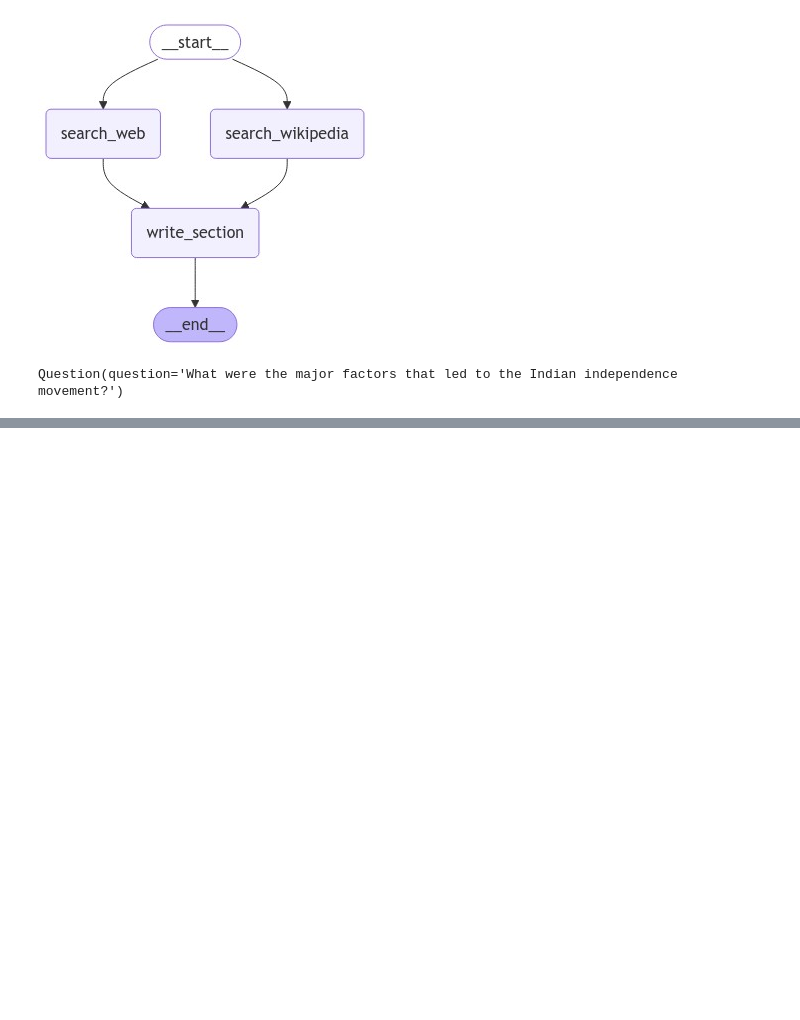
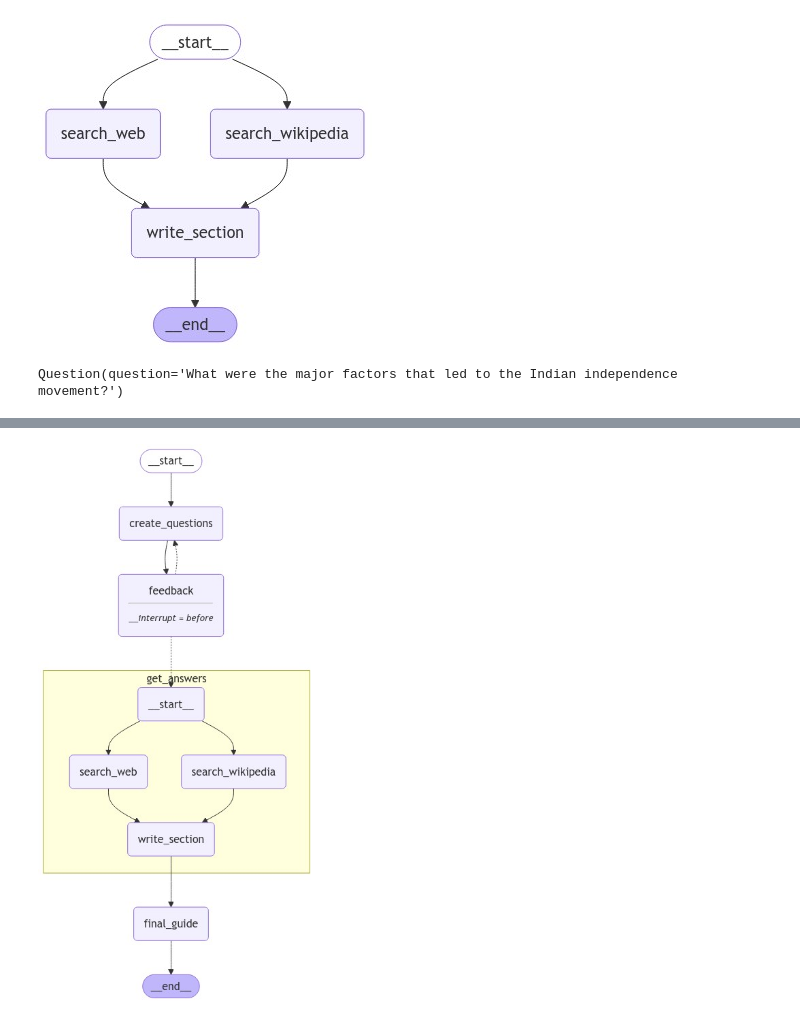
Before and after one commit to mohitpg/QnAMaker, a Jupyter notebook: main.ipynb, the cells around one changed output, grey strips where cells are left out. Cells and saved outputs as stored; diff of their text form; code cells hidden in the pictures; blank space fills up the shorter version.

Commit message:
Added final answer maker

```diff
--- a/main.ipynb
+++ b/main.ipynb
@@ -317,0 +324,39 @@ The Indian independence movement was a complex and multifaceted phenomenon, driv
+# %%
+from langgraph.constants import Send
+
+def initiate_all_answers(state: FinalGraphState):
+    """ This is the "map" step where we run each question sub-graph"""
+
+    # Check if human feedback
+    human_feedback=state.get('human_feedback')
+    if human_feedback:
+        return "create_questions"
+
+    # Otherwise kick off answering in parallel via Send() API
+    else:
+        return [Send("get_answers", {"question": question}) for question in state["questions"]]
+
+def final_guide(state: FinalGraphState):
+    questions = state["questions"]
+    answers = state["sections"]
+
+    formatted_str_answers = "\n\n".join([f"Ans\n{answer}" for answer in answers])
+    return {"answers":formatted_str_answers}
+# %%
+builder = StateGraph(FinalGraphState)
+builder.add_node("create_questions", create_questions)
+builder.add_node("feedback", feedback)
+builder.add_node("get_answers",answer_builder.compile())
+builder.add_node("final_guide",final_guide)
+
+builder.add_edge(START, "create_questions")
+builder.add_edge("create_questions", "feedback")
+builder.add_conditional_edges("feedback", initiate_all_answers, ["create_questions", "get_answers"])
+builder.add_edge("get_answers","final_guide")
+builder.add_edge("final_guide",END)
+
+memory = MemorySaver()
+graph = builder.compile(interrupt_before=['feedback'], checkpointer=memory)
+display(Image(graph.get_graph(xray=1).draw_mermaid_png()))
+# %% [output]
+[figure, added]
```
Also changed, not shown: parts of 5 cells of this notebook.
